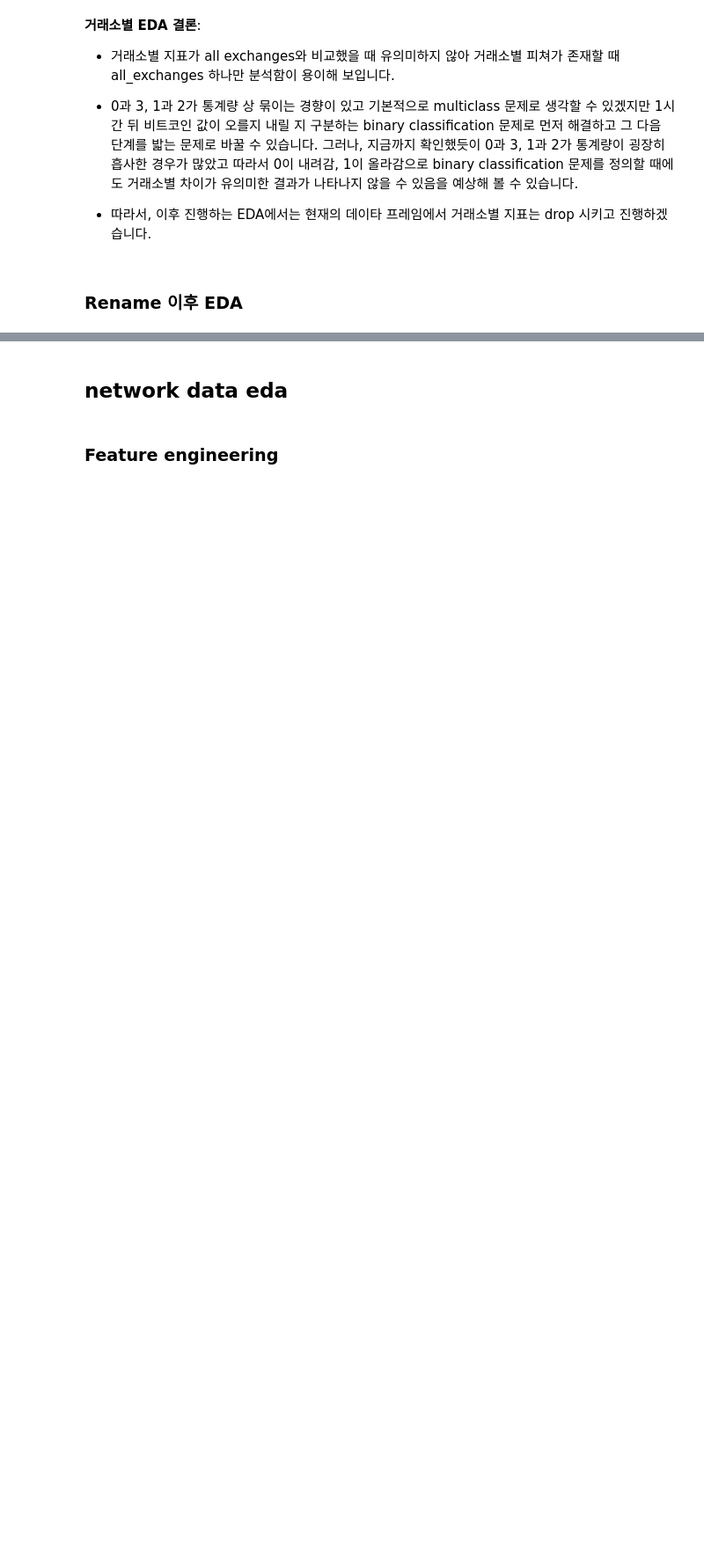
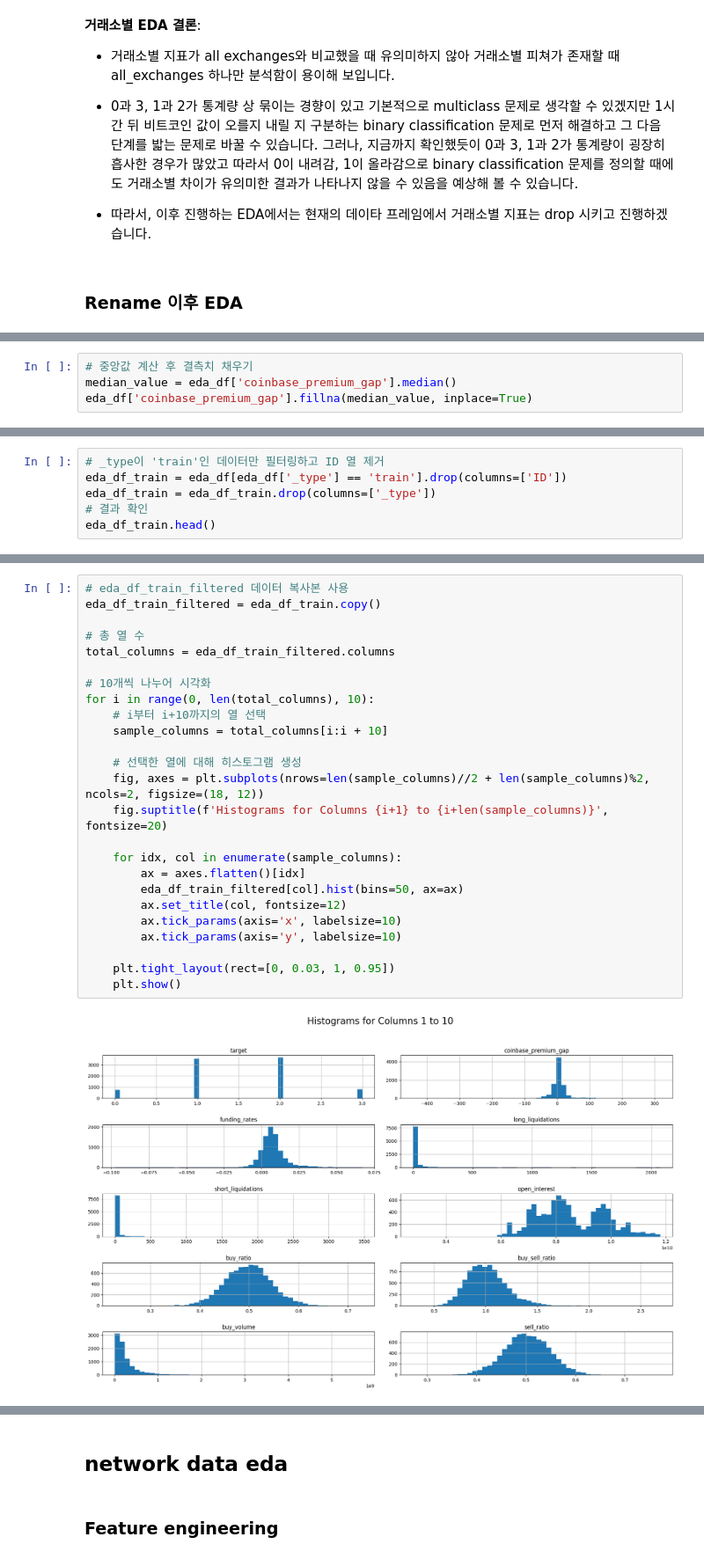
Before and after one commit to boostcampaitech7/level1-classificationinmachinelearning-recsys-10, a Jupyter notebook: eda_fe.ipynb, the cells around one changed output, grey strips where cells are left out. Shown at 88% size. Drawn from its saved outputs; the diff is of its cells as text; blank space fills up the shorter version.

```diff
--- a/eda_fe.ipynb
+++ b/eda_fe.ipynb
@@ -636,0 +703,4 @@ df.shape
+# %%
+# 중앙값 계산 후 결측치 채우기
+median_value = eda_df['coinbase_premium_gap'].median()
+eda_df['coinbase_premium_gap'].fillna(median_value, inplace=True)
@@ -636,0 +738,6 @@ df.shape
+# %%
+# _type이 'train'인 데이터만 필터링하고 ID 열 제거
+eda_df_train = eda_df[eda_df['_type'] == 'train'].drop(columns=['ID'])
+eda_df_train = eda_df_train.drop(columns=['_type'])
+# 결과 확인
+eda_df_train.head()
@@ -636,0 +753,27 @@ df.shape
+# %%
+# eda_df_train_filtered 데이터 복사본 사용
+eda_df_train_filtered = eda_df_train.copy()
+
+# 총 열 수
+total_columns = eda_df_train_filtered.columns
+
+# 10개씩 나누어 시각화
+for i in range(0, len(total_columns), 10):
+    # i부터 i+10까지의 열 선택
+    sample_columns = total_columns[i:i + 10]
+
+    # 선택한 열에 대해 히스토그램 생성
+    fig, axes = plt.subplots(nrows=len(sample_columns)//2 + len(sample_columns)%2, ncols=2, figsize=(18, 12))
+    fig.suptitle(f'Histograms for Columns {i+1} to {i+len(sample_columns)}', fontsize=20)
+
+    for idx, col in enumerate(sample_columns):
+        ax = axes.flatten()[idx]
+        eda_df_train_filtered[col].hist(bins=50, ax=ax)
+        ax.set_title(col, fontsize=12)
+        ax.tick_params(axis='x', labelsize=10)
+        ax.tick_params(axis='y', labelsize=10)
+
+    plt.tight_layout(rect=[0, 0.03, 1, 0.95])
+    plt.show()
+# %% [output]
+[figure, added]
```
Also changed, not shown: parts of 42 cells of this notebook.
